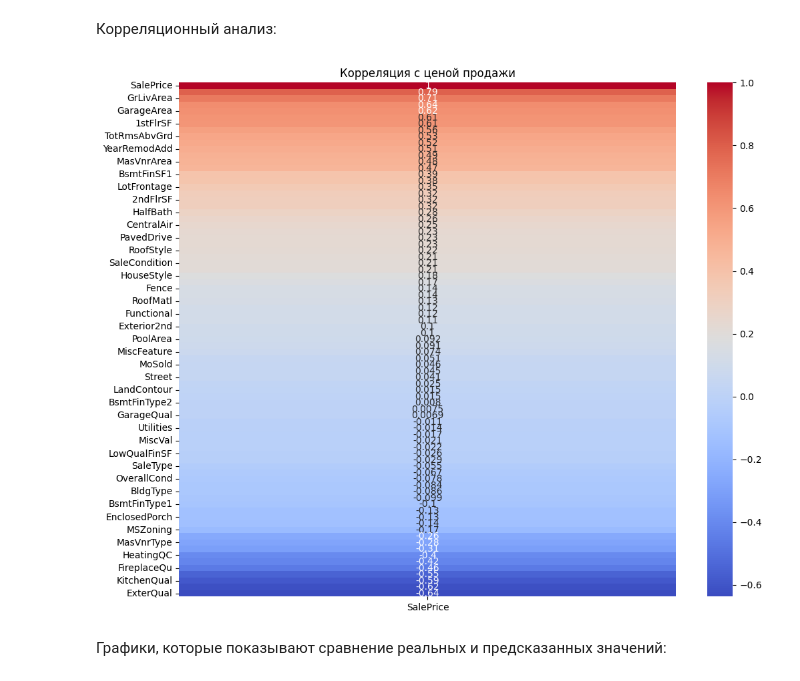
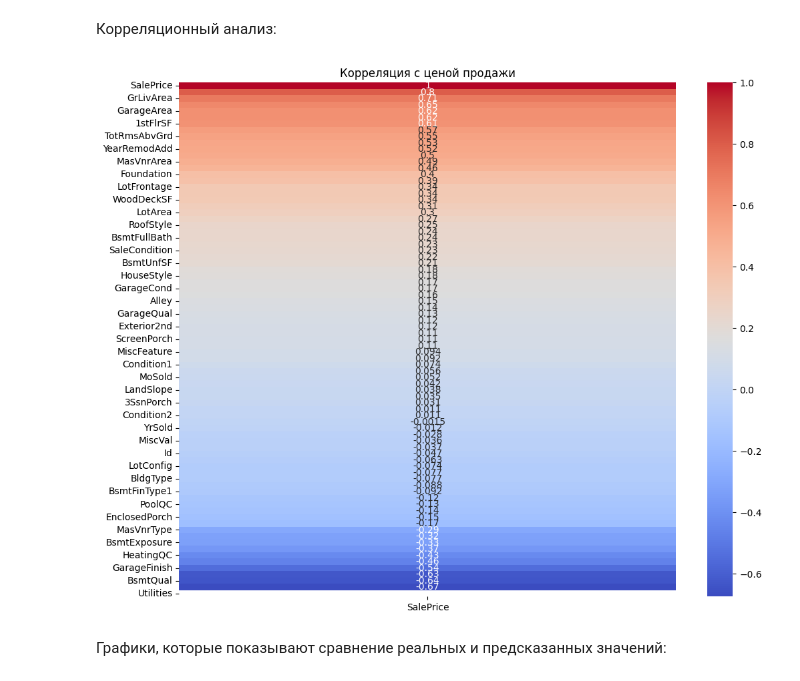
Before and after one commit to Darside666/House_pricing, a Jupyter notebook: notebooks/data_analysis.ipynb, the cells around one changed output. Drawn from its saved outputs; the diff is of its cells as text; code cells hidden in the pictures.

```diff
--- a/notebooks/data_analysis.ipynb
+++ b/notebooks/data_analysis.ipynb
@@ -73,14 +78,18 @@ dtype: int64
 # %% [markdown]
 Корреляционный анализ:
 # %%
+
 # Корреляционный анализ
+if train.isnull().any().any():
+    train = train.dropna()
+
 corr = train.corr()
 plt.figure(figsize=(12, 10))
 sns.heatmap(corr[['SalePrice']].sort_values(by='SalePrice', ascending=False), annot=True, cmap='coolwarm')
 plt.title("Корреляция с ценой продажи")
 plt.show()
 # %% [output]
-[figure, old version]
+[figure, new version]
 # %% [markdown]
 Графики, которые показывают сравнение реальных и предсказанных значений:
 # %%
```
Also changed, not shown: parts of 2 cells of this notebook.
